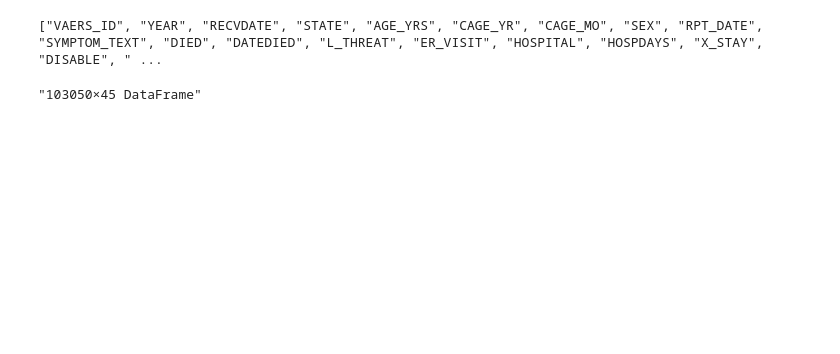
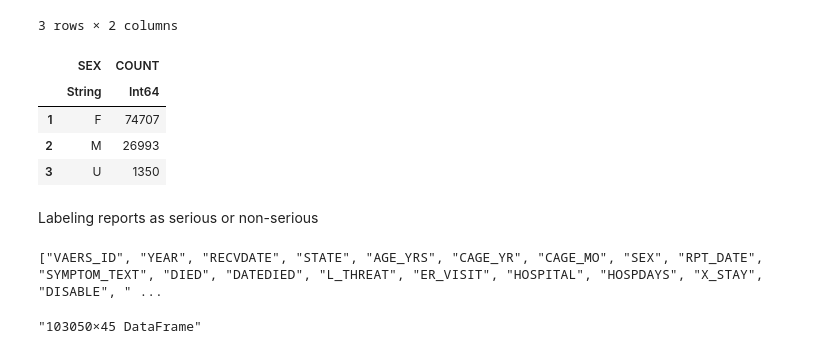
Before and after one commit to aw-huang/methods2021-VAERS, a Jupyter notebook: code/3_processing-EDA.ipynb, the cells around one changed output. Saved outputs shown, nothing was run; the diff lists cells and outputs as text; code cells hidden in the pictures; blank space fills up the shorter version.

```diff
--- a/code/3_processing-EDA.ipynb
+++ b/code/3_processing-EDA.ipynb
@@ -67,0 +149,10 @@ histogram(filter(x -> !(ismissing(x) || isnan(x)), df[!, :AGE_YRS]),
+# %%
+df_sex = combine(groupby(combine(groupby(df, :VAERS_ID), :SEX=>:SEX), :SEX), nrow => :COUNT);
+df_sex
+# %% [output]
+3 rows × 2 columns
+|  | SEX | COUNT |
+|  | String | Int64 |
+| 1 | F | 74707 |
+| 2 | M | 26993 |
+| 3 | U | 1350 |
@@ -68,3 +163,5 @@ histogram(filter(x -> !(ismissing(x) || isnan(x)), df[!, :AGE_YRS]),
+# %% [markdown]
+Labeling reports as serious or non-serious
 # %%
 #labeling of events as serious or non-serious
 a = (df.DIED .== "Y") .| (df.L_THREAT .== "Y") .| (df.HOSPITAL .== "Y") .| (df.X_STAY .== "Y") .| (df.DISABLE .== "Y")
```
Also changed, not shown: parts of 29 cells of this notebook, 8 other files.
